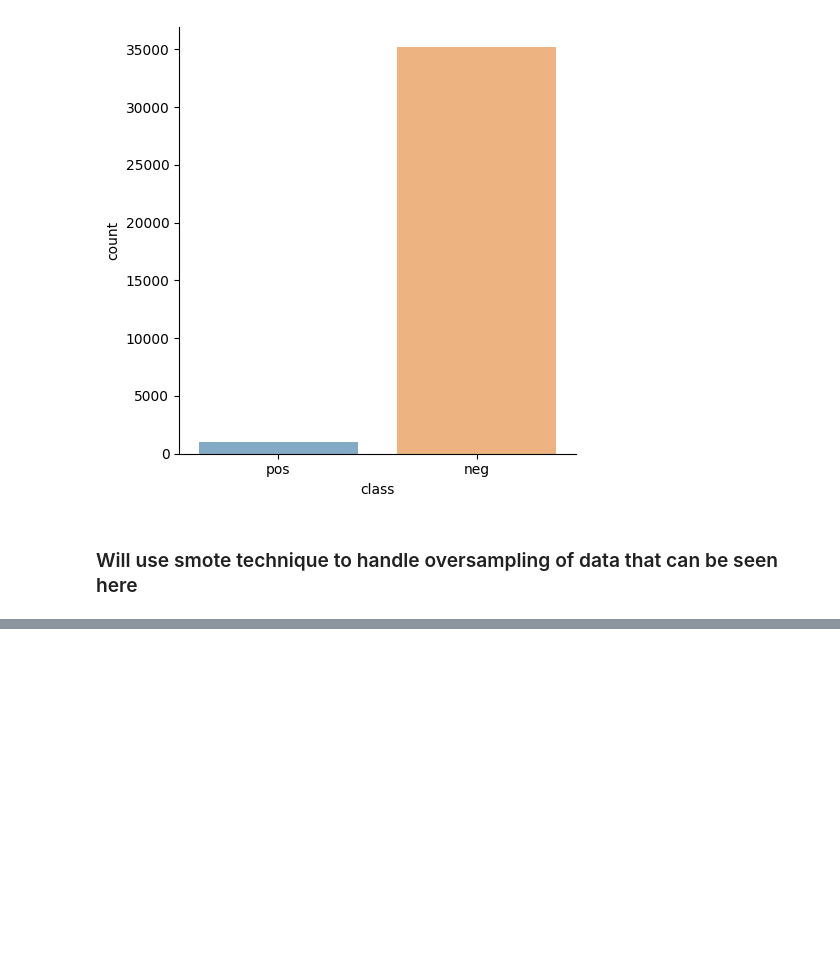
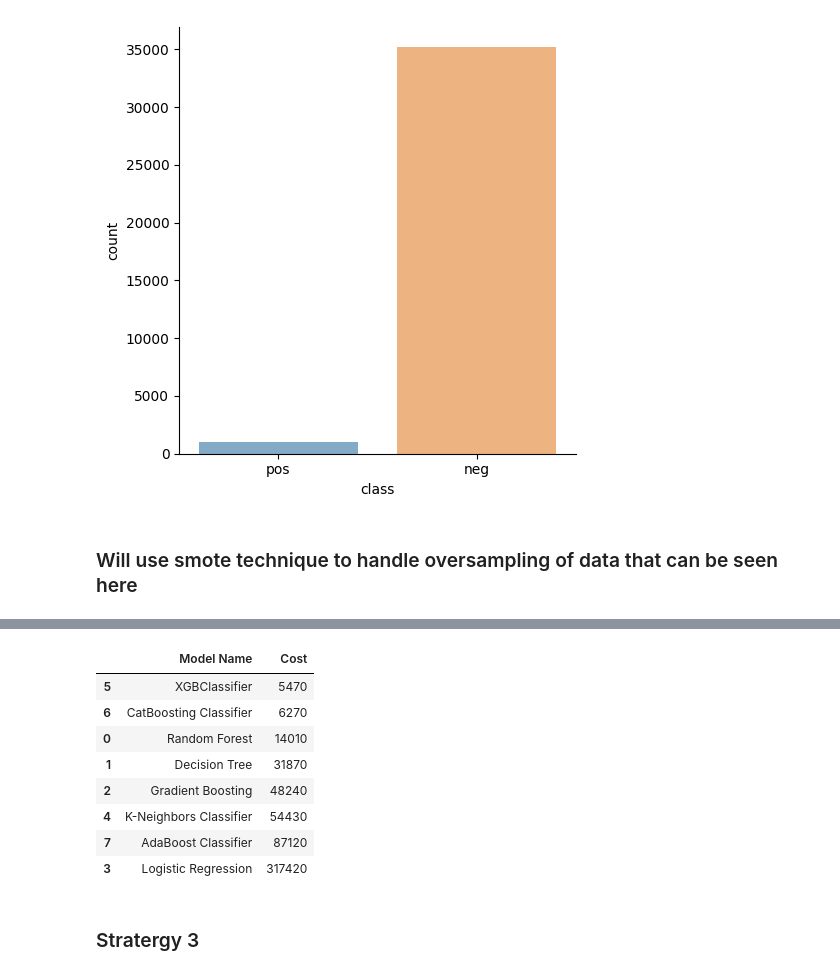
Before and after one commit to yashsuri99/Air-Pressure-System-Sensor, a Jupyter notebook: EDA.ipynb, the cells around one changed output, grey strips where cells are left out. Saved outputs shown, nothing was run; the diff lists cells and outputs as text; code cells hidden in the pictures; blank space fills up the shorter version.

```diff
--- a/EDA.ipynb
+++ b/EDA.ipynb
@@ -216,0 +305,16 @@ Name: class, Length: 36188, dtype: int64
+# %%
+num_features = X.select_dtypes(exclude="object").columns
+num_features
+
+median_pipeline = Pipeline(steps=[
+  ('imputer', SimpleImputer(strategy='median')),
+  ('robustScaler', RobustScaler())
+])
+# %%
+X_median = median_pipeline.fit_transform(X)
+# %%
+smt = SMOTETomek(random_state=42, sampling_strategy='minority')
+
+X_res, y_res = smt.fit_resample(X_median, y)
+# %%
+report_median = evaluate_models(X_res, y_res, models)
@@ -216,0 +339,14 @@ Name: class, Length: 36188, dtype: int64
+# %%
+report_median
+# %% [output]
+|  | Model Name | Cost |
+| 5 | XGBClassifier | 5470 |
+| 6 | CatBoosting Classifier | 6270 |
+| 0 | Random Forest | 14010 |
+| 1 | Decision Tree | 31870 |
+| 2 | Gradient Boosting | 48240 |
+| 4 | K-Neighbors Classifier | 54430 |
+| 7 | AdaBoost Classifier | 87120 |
+| 3 | Logistic Regression | 317420 |
+# %% [markdown]
+### Stratergy 3
```
Also changed, not shown: parts of 26 cells of this notebook, 3 other files.
